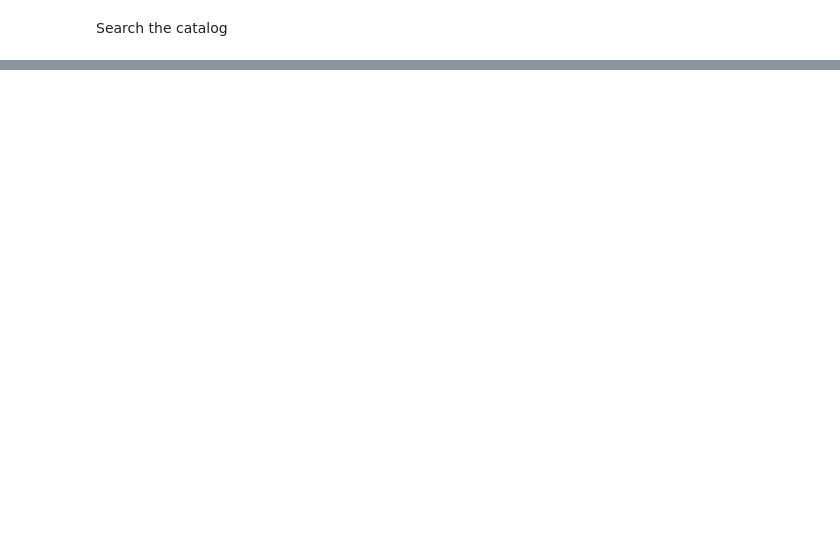
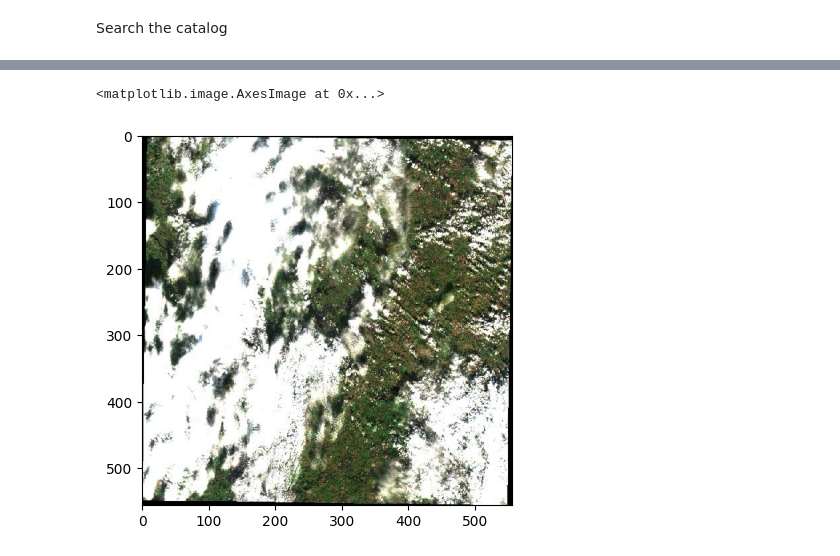
Before and after one commit to EO-DataHub/pyeodh, a Jupyter notebook: notebooks/resource_catalog.ipynb, the cells around one changed output, grey strips where cells are left out. Saved outputs shown, nothing was run; the diff lists cells and outputs as text; code cells hidden in the pictures; blank space fills up the shorter version.

```diff
--- a/notebooks/resource_catalog.ipynb
+++ b/notebooks/resource_catalog.ipynb
@@ -98,0 +154,16 @@ for result in service.search(collections=['cmip6']):
+# %%
+sentinel2ard_item = ceda_cat.get_collection("sentinel2_ard").get_item("neodc.sentinel_ard.data.sentinel_2.2023.11.20.S2A_20231120_latn519lonw0022_T30UWC_ORB037_20231120132420_utm30n_osgb")
+image_url = sentinel2ard_item.assets['thumbnail'].href
+
+import matplotlib.pyplot as plt
+import urllib
+import numpy as np
+from PIL import Image
+
+# Some magic using pillow and urllib to open the remote jpg as a file handle in memory
+image = np.array(Image.open(urllib.request.urlopen(image_url)))
+
+plt.imshow(image)
+# %% [output]
+<matplotlib.image.AxesImage at 0x...>
+[figure, added]
```
Also changed, not shown: parts of 6 cells of this notebook, 3 other files.
